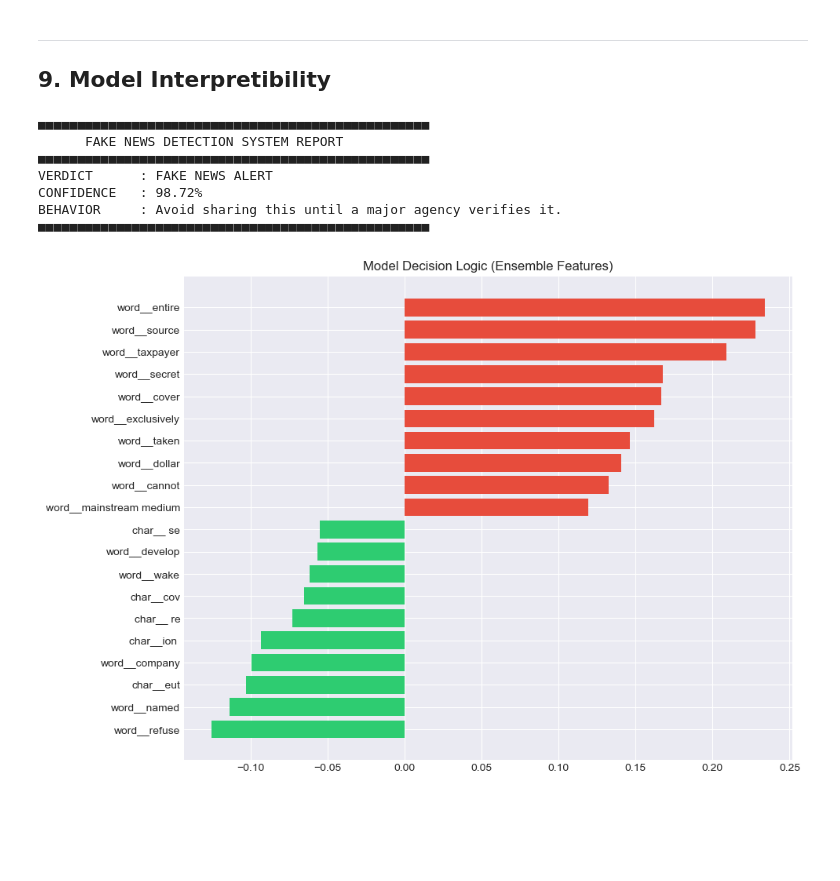
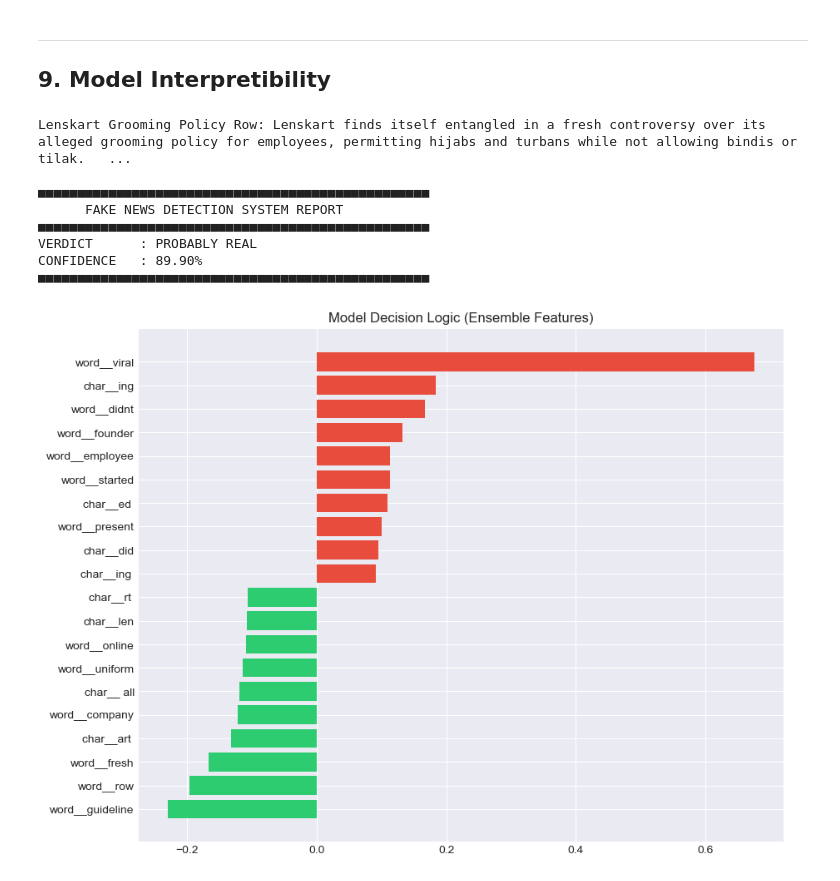
Before and after one commit to Vivek-sys-afk/Fake-News-Detection-Minor-Project, a Jupyter notebook: Fake_News_Detection.ipynb, the cells around one changed output. Drawn from its saved outputs; the diff is of its cells as text; code cells hidden in the pictures; blank space fills up the shorter version.

Commit message:
Added FINAL INTERACTIVE TESTER

```diff
--- a/Fake_News_Detection.ipynb
+++ b/Fake_News_Detection.ipynb
@@ -598,15 +669,23 @@ def explain_prediction(news_text):
     plt.barh(words, scores, color=colors)
     plt.title("Model Decision Logic (Ensemble Features)")
     plt.show()
-# %%
-predict_fake_news(fake_sample)
-explain_prediction(fake_sample)
-# %% [output]
-■■■■■■■■■■■■■■■■■■■■■■■■■■■■■■■■■■■■■■■■■■■■■■■■■■
-      FAKE NEWS DETECTION SYSTEM REPORT
-■■■■■■■■■■■■■■■■■■■■■■■■■■■■■■■■■■■■■■■■■■■■■■■■■■
-VERDICT      : FAKE NEWS ALERT
-CONFIDENCE   : 98.72%
-BEHAVIOR     : Avoid sharing this until a major agency verifies it.
-■■■■■■■■■■■■■■■■■■■■■■■■■■■■■■■■■■■■■■■■■■■■■■■■■■
-[figure, removed]
+# %%
+# --- FINAL INTERACTIVE TESTER ---
+user_news = input("Enter/Paste the news text to verify: ")
+print(user_news)
+if user_news:
+    # 1. Run the prediction
+    predict_fake_news(user_news)
+
+    # 2. Show which words in their input were the most 'suspicious'
+    explain_prediction(user_news)
+# %% [output]
+Lenskart Grooming Policy Row: Lenskart finds itself entangled in a fresh controversy over its alleged grooming policy for employees, permitting hijabs and turbans while not allowing bindis or tilak.   ...
+
+■■■■■■■■■■■■■■■■■■■■■■■■■■■■■■■■■■■■■■■■■■■■■■■■■■
+      FAKE NEWS DETECTION SYSTEM REPORT
+■■■■■■■■■■■■■■■■■■■■■■■■■■■■■■■■■■■■■■■■■■■■■■■■■■
+VERDICT      : PROBABLY REAL
+CONFIDENCE   : 89.90%
+■■■■■■■■■■■■■■■■■■■■■■■■■■■■■■■■■■■■■■■■■■■■■■■■■■
+[figure, added]
```
Also changed, not shown: parts of 4 cells of this notebook.
